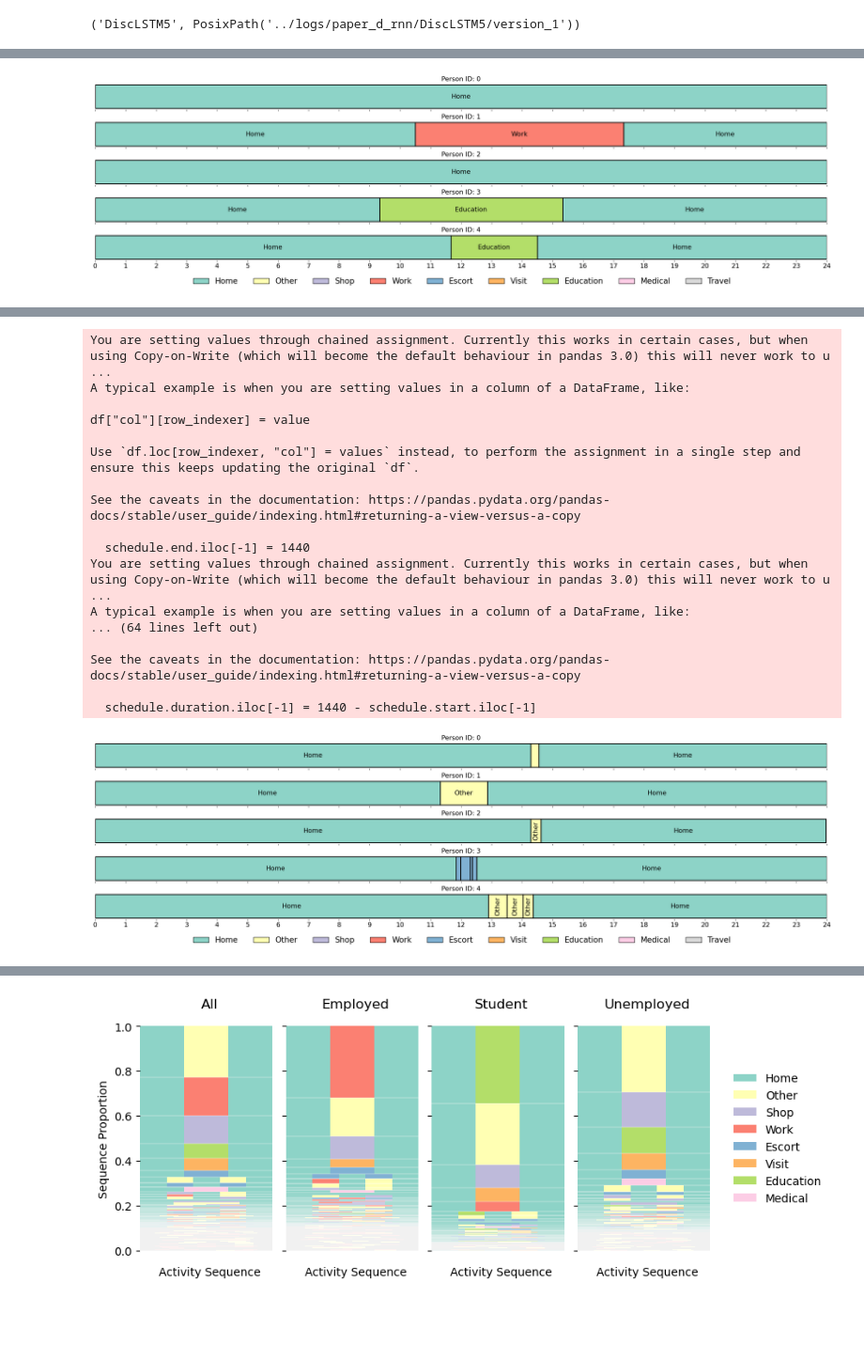
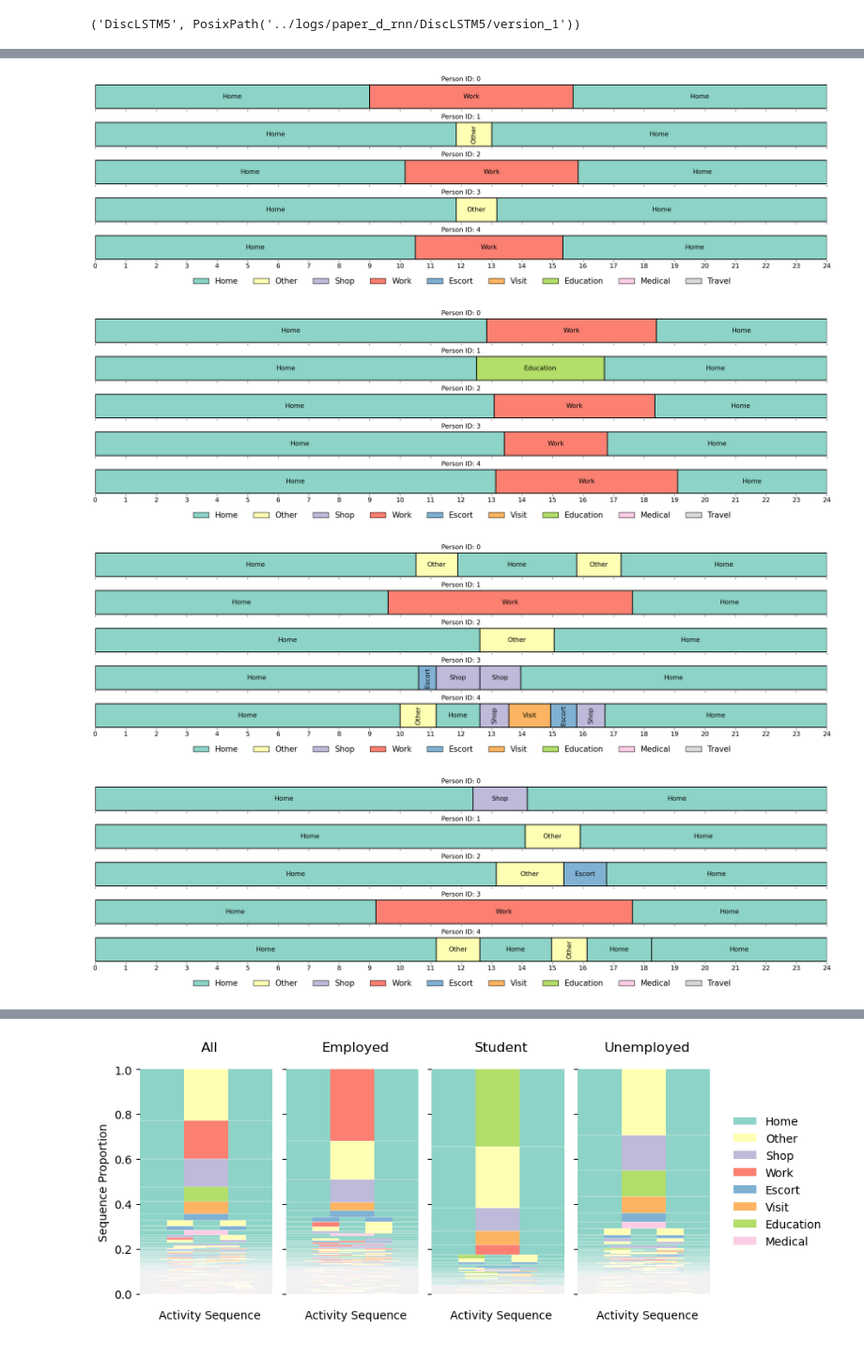
Before and after one commit to big-ucl/caveat, a Jupyter notebook: analysis/TRC_analysis.ipynb, the cells around one changed output, grey strips where cells are left out. Shown at 94% size. Cells and saved outputs as stored; diff of their text form; code cells hidden in the pictures; blank space fills up the shorter version.

```diff
--- a/analysis/TRC_analysis.ipynb
+++ b/analysis/TRC_analysis.ipynb
@@ -27,11 +27,11 @@ cmap = {
 
 
 batch_paths = {
-    "Discrim": Path("../logs/paper_d_rnn"),
-    # "Discrete CNN VAE": Path("../logs/paper_d_cnn_vae_3"),
-    "VAE": Path("../logs/paper_c_rnn_vae"),
-    "JVAE": Path("../logs/paper_c_rnn_jvae3"),
-    "CVAE": Path("../logs/paper_c_rnn_cvae"),
+    "Discrim": Path("../logs/TRB/discrim"),
+    "C_Discrim": Path("../logs/TRB/c_discrim"),
+    "VAE": Path("../logs/TRB/vae"),
+    "JVAE": Path("../logs/TRB/jvae"),
+    "CVAE": Path("../logs/TRB/cvae"),
 }
 
 # find data
@@ -241,7 +252,9 @@ plot_schedules(target_schedules)
 # %%
-p = batch_paths["Disc. RNN"]
-examples = pd.read_csv(next(find_nth(p))[1] / "synthetic_schedules.csv")
-
-plot_schedules(examples)
+for n, p in batch_paths.items():
+    examples = pd.read_csv(next(find_nth(p))[1] / "synthetic_schedules.csv")
+    plot_schedules(examples)
 # %% [output]
-[figure, old version]
+[figure, new version]
+[figure, added]
+[figure, added]
+[figure, added]
@@ -248,24 +261,0 @@ plot_schedules(examples)
-# %%
-p = batch_paths["Cont. RNN VAE"]
-examples = pd.read_csv(next(find_nth(p))[1] / "synthetic_schedules.csv")
-
-plot_schedules(examples)
-# %% [output]
-You are setting values through chained assignment. Currently this works in certain cases, but when using Copy-on-Write (which will become the default behaviour in pandas 3.0) this will never work to u ...
-A typical example is when you are setting values in a column of a DataFrame, like:
-
-df["col"][row_indexer] = value
-
-Use `df.loc[row_indexer, "col"] = values` instead, to perform the assignment in a single step and ensure this keeps updating the original `df`.
-
-See the caveats in the documentation: https://pandas.pydata.org/pandas-docs/stable/user_guide/indexing.html#returning-a-view-versus-a-copy
-
-  schedule.end.iloc[-1] = 1440
-You are setting values through chained assignment. Currently this works in certain cases, but when using Copy-on-Write (which will become the default behaviour in pandas 3.0) this will never work to u ...
-A typical example is when you are setting values in a column of a DataFrame, like:
-... (64 lines left out)
-
-See the caveats in the documentation: https://pandas.pydata.org/pandas-docs/stable/user_guide/indexing.html#returning-a-view-versus-a-copy
-
-  schedule.duration.iloc[-1] = 1440 - schedule.start.iloc[-1]
-[figure, removed]
```
Also changed, not shown: parts of 19 cells of this notebook, 6 other files.
